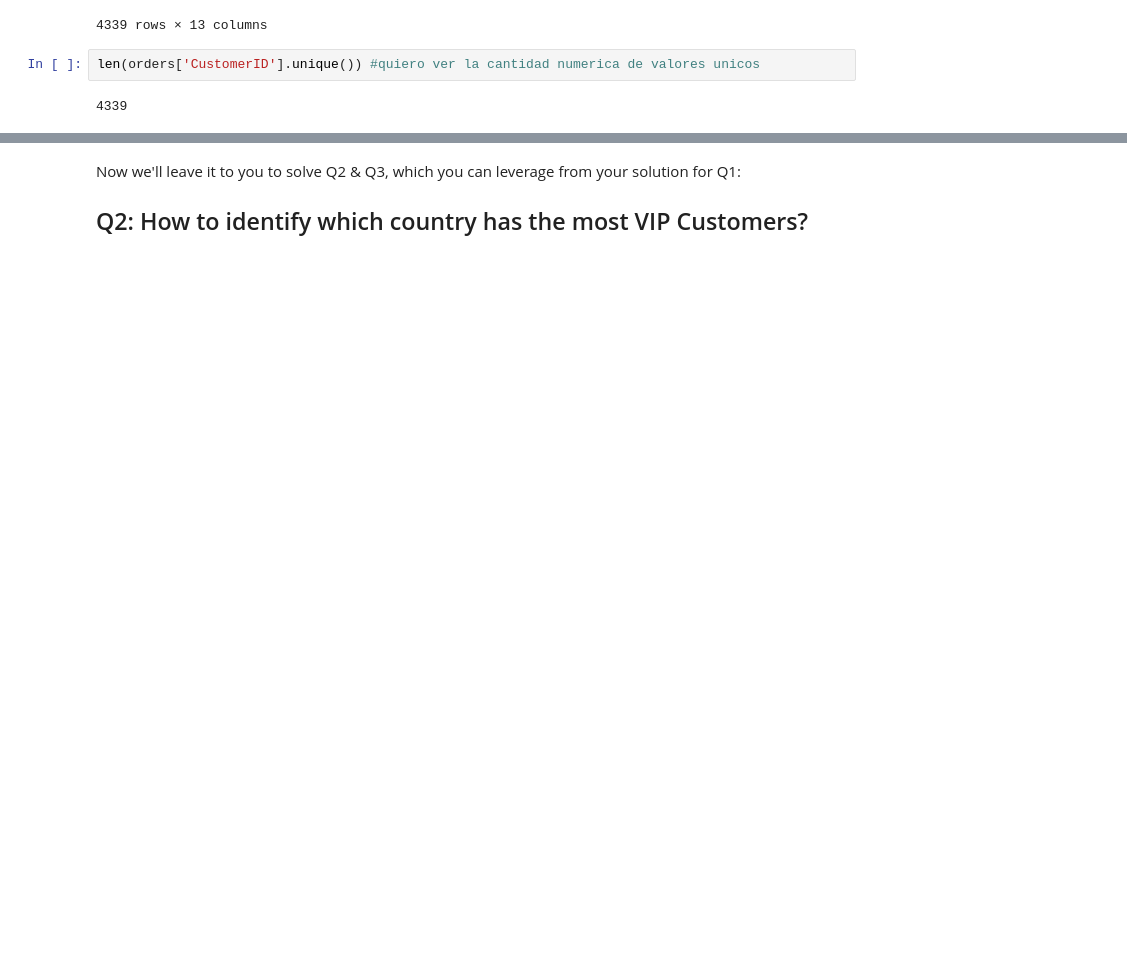
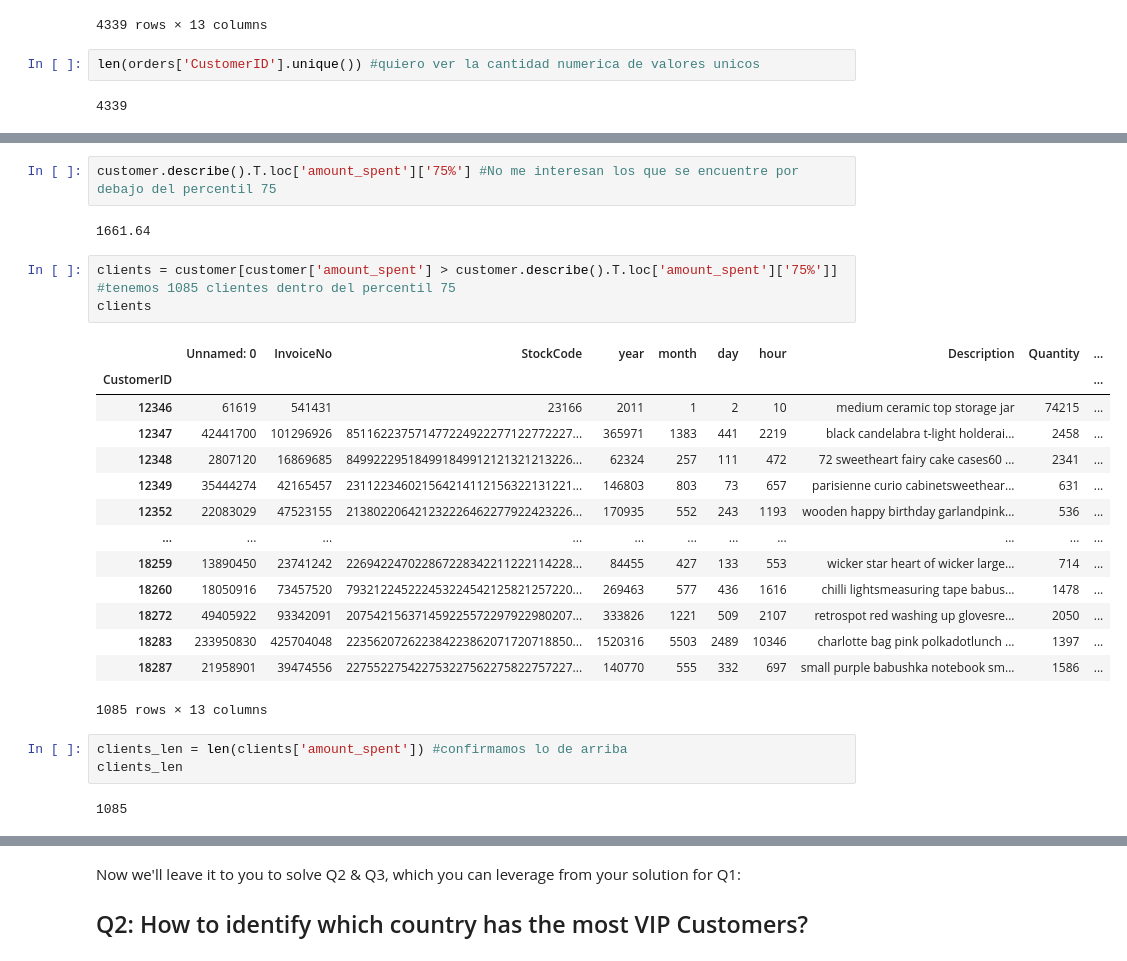
Before and after one commit to Ironhack-Data-Madrid-Octubre-2023/2.3-lab_df_calculation_and_transformation, a Jupyter notebook: your-code/challenge-3.ipynb, the cells around one changed output, grey strips where cells are left out. Cells and saved outputs as stored; diff of their text form; blank space fills up the shorter version.

```diff
--- a/your-code/challenge-3.ipynb
+++ b/your-code/challenge-3.ipynb
@@ -117,0 +142,27 @@ Name: amount_spent, Length: 4339, dtype: float64
+# %%
+customer.describe().T.loc['amount_spent']['75%'] #No me interesan los que se encuentre por debajo del percentil 75
+# %% [output]
+1661.64
+# %%
+clients = customer[customer['amount_spent'] > customer.describe().T.loc['amount_spent']['75%']] #tenemos 1085 clientes dentro del percentil 75
+clients
+# %% [output]
+|  | Unnamed: 0 | InvoiceNo | StockCode | year | month | day | hour | Description | Quantity | ... |
+| CustomerID |  |  |  |  |  |  |  |  |  | ... |
+| 12346 | 61619 | 541431 | 23166 | 2011 | 1 | 2 | 10 | medium ceramic top storage jar | 74215 | ... |
+| 12347 | 42441700 | 101296926 | 851162237571477224922277122772227... | 365971 | 1383 | 441 | 2219 | black candelabra t-light holderai... | 2458 | ... |
+| 12348 | 2807120 | 16869685 | 849922295184991849912121321213226... | 62324 | 257 | 111 | 472 | 72 sweetheart fairy cake cases60 ... | 2341 | ... |
+| 12349 | 35444274 | 42165457 | 231122346021564214112156322131221... | 146803 | 803 | 73 | 657 | parisienne curio cabinetsweethear... | 631 | ... |
+| 12352 | 22083029 | 47523155 | 213802206421232226462277922423226... | 170935 | 552 | 243 | 1193 | wooden happy birthday garlandpink... | 536 | ... |
+| ... | ... | ... | ... | ... | ... | ... | ... | ... | ... | ... |
+| 18259 | 13890450 | 23741242 | 226942247022867228342211222114228... | 84455 | 427 | 133 | 553 | wicker star heart of wicker large... | 714 | ... |
+| 18260 | 18050916 | 73457520 | 793212245222453224542125821257220... | 269463 | 577 | 436 | 1616 | chilli lightsmeasuring tape babus... | 1478 | ... |
+| 18272 | 49405922 | 93342091 | 207542156371459225572297922980207... | 333826 | 1221 | 509 | 2107 | retrospot red washing up glovesre... | 2050 | ... |
+| 18283 | 233950830 | 425704048 | 223562072622384223862071720718850... | 1520316 | 5503 | 2489 | 10346 | charlotte bag pink polkadotlunch ... | 1397 | ... |
+| 18287 | 21958901 | 39474556 | 227552275422753227562275822757227... | 140770 | 555 | 332 | 697 | small purple babushka notebook sm... | 1586 | ... |
+1085 rows × 13 columns
+# %%
+clients_len = len(clients['amount_spent']) #confirmamos lo de arriba
+clients_len
+# %% [output]
+1085
```
Also changed, not shown: parts of 20 cells of this notebook, 1 other file.
